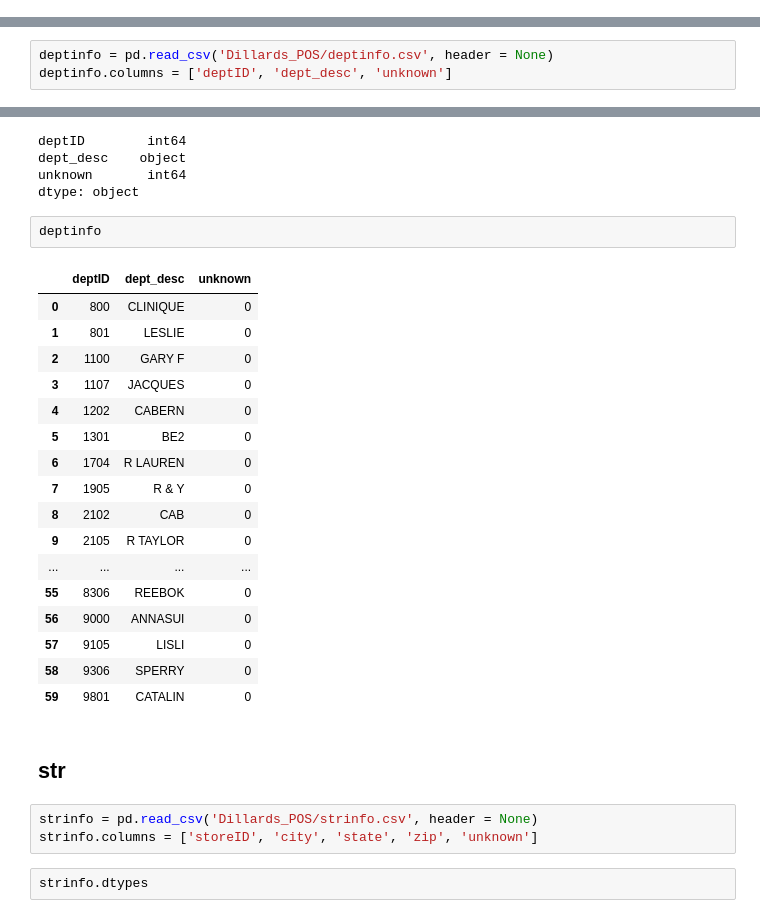
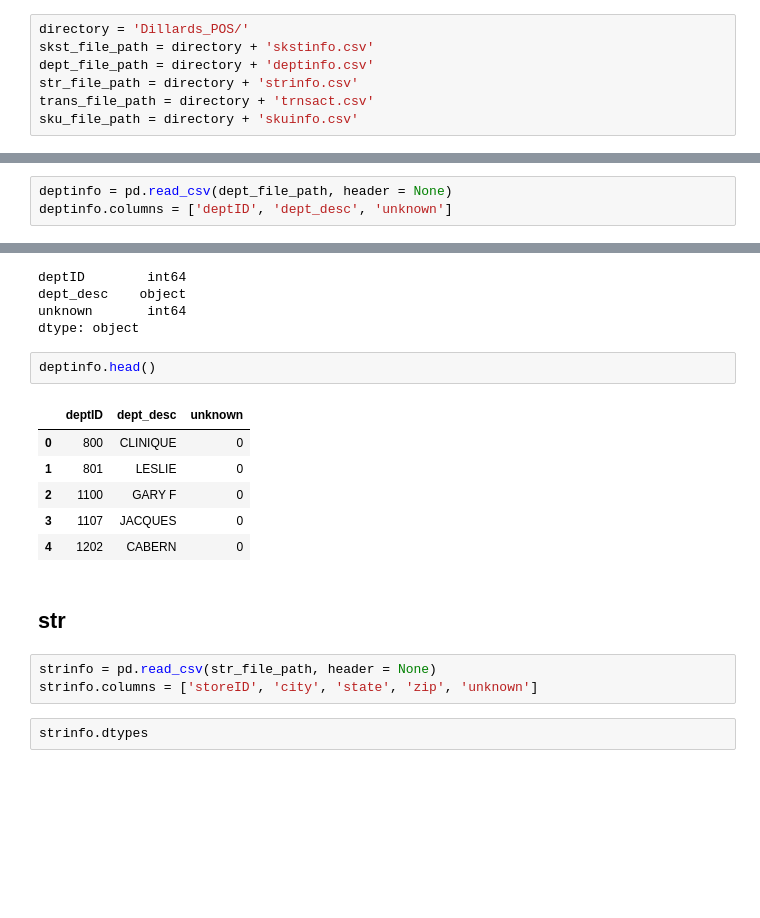
Before and after one commit to jakobkuemmerle/Shopping-Store-Price-Elasticity-Model, a Jupyter notebook: 01_EDA.ipynb, the cells around one changed output, grey strips where cells are left out. Drawn from its saved outputs; the diff is of its cells as text; blank space fills up the shorter version.

```diff
--- a/01_EDA.ipynb
+++ b/01_EDA.ipynb
@@ -3,6 +3,13 @@ import pandas as pd
 import numpy as np
 import warnings
 warnings.filterwarnings("ignore")
+# %%
+directory = 'Dillards_POS/'
+skst_file_path = directory + 'skstinfo.csv'
+dept_file_path = directory + 'deptinfo.csv'
+str_file_path = directory + 'strinfo.csv'
+trans_file_path = directory + 'trnsact.csv'
+sku_file_path = directory + 'skuinfo.csv'
 # %% [markdown]
 # EDA
 ## skst
@@ -90,7 +86,7 @@ np.sum(skst['cost'] == 0.0)
 # %% [markdown]
 ## Detp
 # %%
-deptinfo = pd.read_csv('Dillards_POS/deptinfo.csv', header = None)
+deptinfo = pd.read_csv(dept_file_path, header = None)
 deptinfo.columns = ['deptID', 'dept_desc', 'unknown']
 # %%
 deptinfo.dtypes
@@ -100,29 +96,18 @@ dept_desc    object
 unknown       int64
 dtype: object
 # %%
-deptinfo
+deptinfo.head()
 # %% [output]
 |  | deptID | dept_desc | unknown |
 | 0 | 800 | CLINIQUE | 0 |
 | 1 | 801 | LESLIE | 0 |
 | 2 | 1100 | GARY F | 0 |
 | 3 | 1107 | JACQUES | 0 |
 | 4 | 1202 | CABERN | 0 |
-| 5 | 1301 | BE2 | 0 |
-| 6 | 1704 | R LAUREN | 0 |
-| 7 | 1905 | R & Y | 0 |
-| 8 | 2102 | CAB | 0 |
-| 9 | 2105 | R TAYLOR | 0 |
-| ... | ... | ... | ... |
-| 55 | 8306 | REEBOK | 0 |
-| 56 | 9000 | ANNASUI | 0 |
-| 57 | 9105 | LISLI | 0 |
-| 58 | 9306 | SPERRY | 0 |
-| 59 | 9801 | CATALIN | 0 |
 # %% [markdown]
 ## str
 # %%
-strinfo = pd.read_csv('Dillards_POS/strinfo.csv', header = None)
+strinfo = pd.read_csv(str_file_path, header = None)
 strinfo.columns = ['storeID', 'city', 'state', 'zip', 'unknown']
 # %%
 strinfo.dtypes
```
Also changed, not shown: parts of 13 cells of this notebook.
